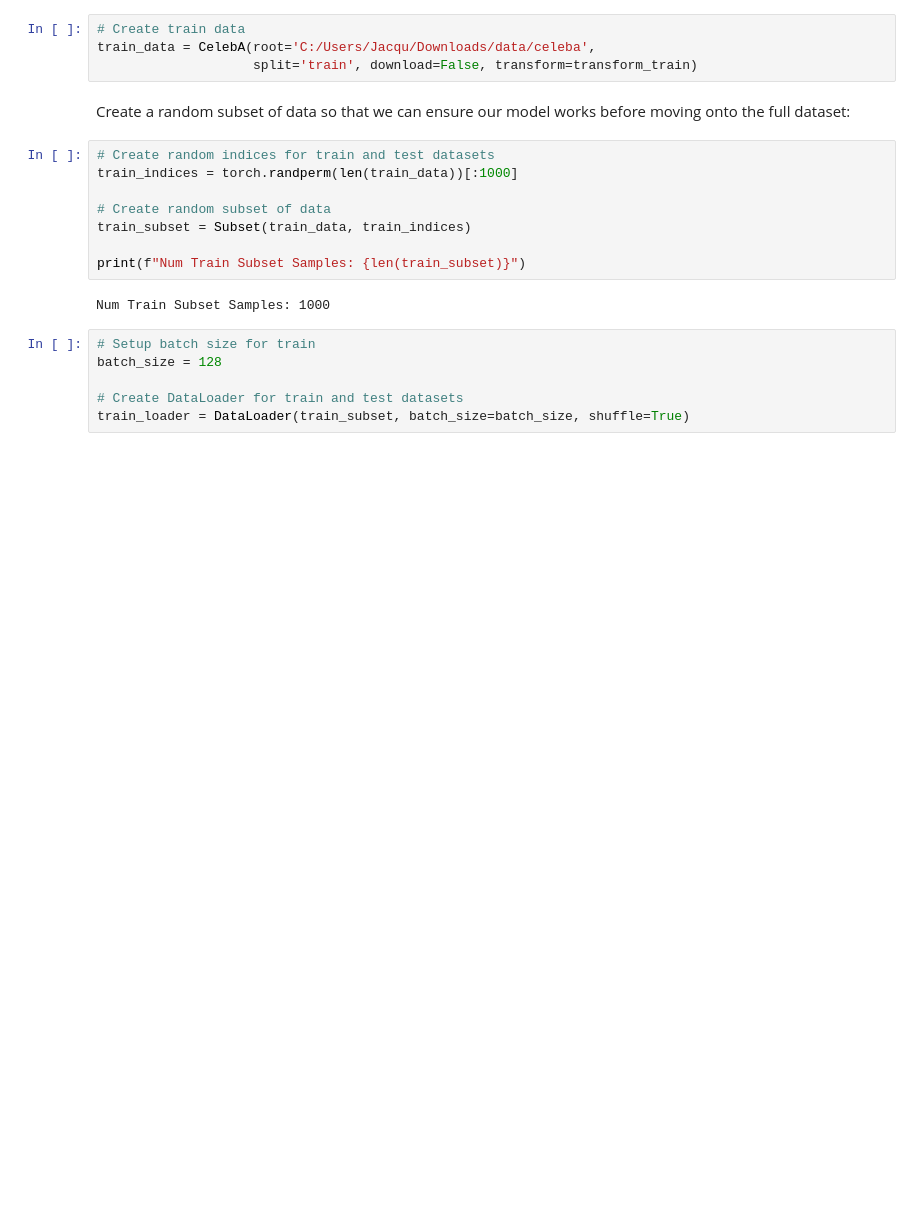
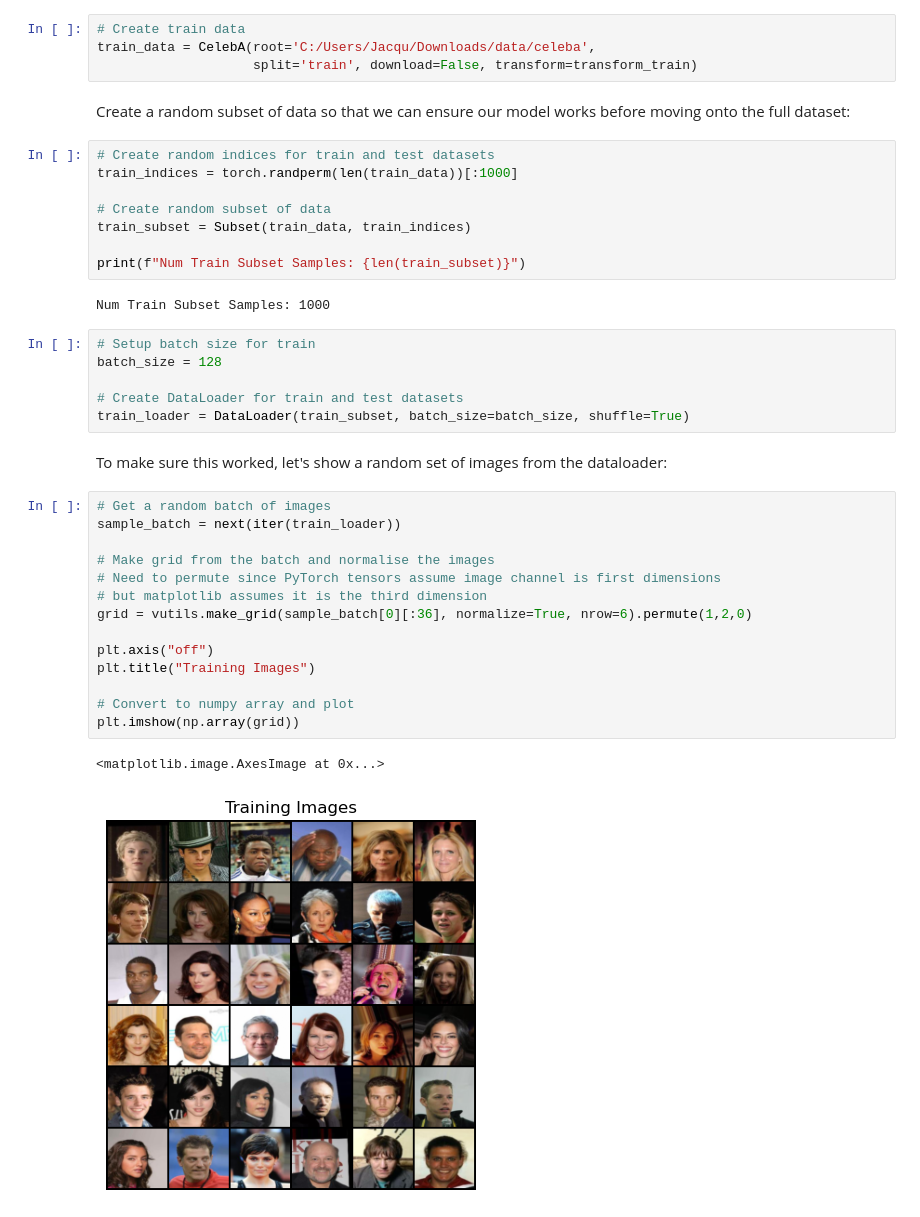
Before and after one commit to jacques-serfontein/COMP3710_demo2, a Jupyter notebook: Q3_GAN.ipynb, the cells around one changed output. Drawn from its saved outputs; the diff is of its cells as text; blank space fills up the shorter version.

Commit message:
Plotted sample images

```diff
--- a/Q3_GAN.ipynb
+++ b/Q3_GAN.ipynb
@@ -53,3 +57,22 @@ batch_size = 128
 
 # Create DataLoader for train and test datasets
 train_loader = DataLoader(train_subset, batch_size=batch_size, shuffle=True)
+# %% [markdown]
+To make sure this worked, let's show a random set of images from the dataloader:
+# %%
+# Get a random batch of images
+sample_batch = next(iter(train_loader))
+
+# Make grid from the batch and normalise the images
+# Need to permute since PyTorch tensors assume image channel is first dimensions
+# but matplotlib assumes it is the third dimension
+grid = vutils.make_grid(sample_batch[0][:36], normalize=True, nrow=6).permute(1,2,0)
+
+plt.axis("off")
+plt.title("Training Images")
+
+# Convert to numpy array and plot
+plt.imshow(np.array(grid))
+# %% [output]
+<matplotlib.image.AxesImage at 0x...>
+[figure, added]
```
Also changed, not shown: parts of 1 cell of this notebook.
